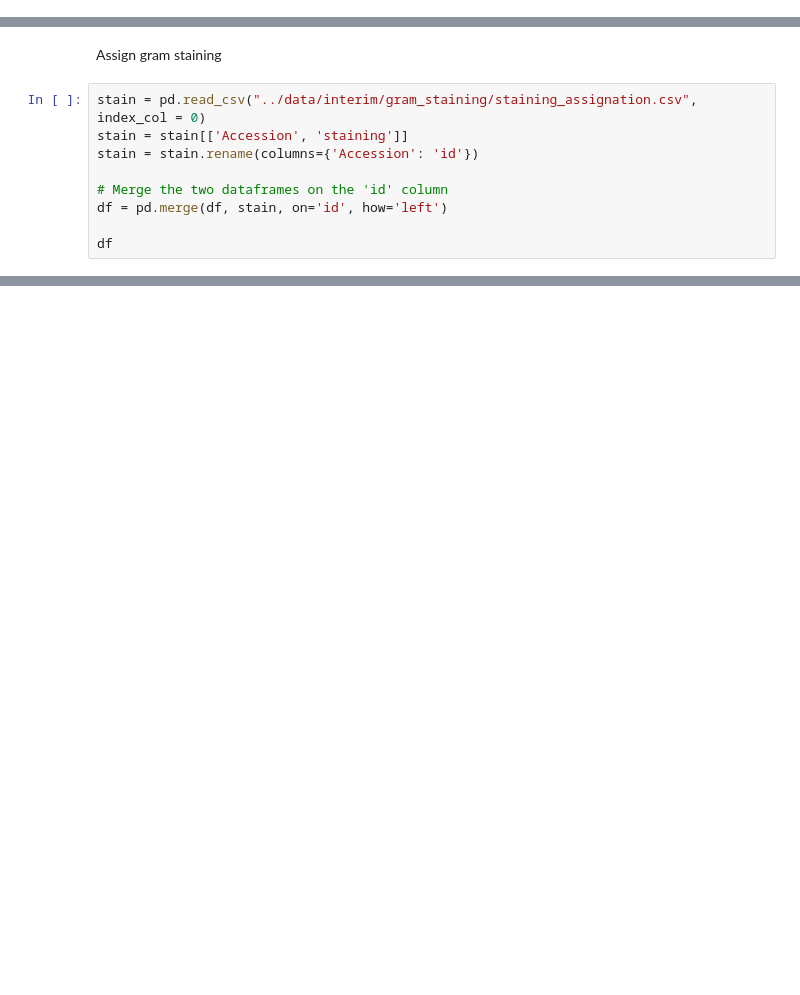
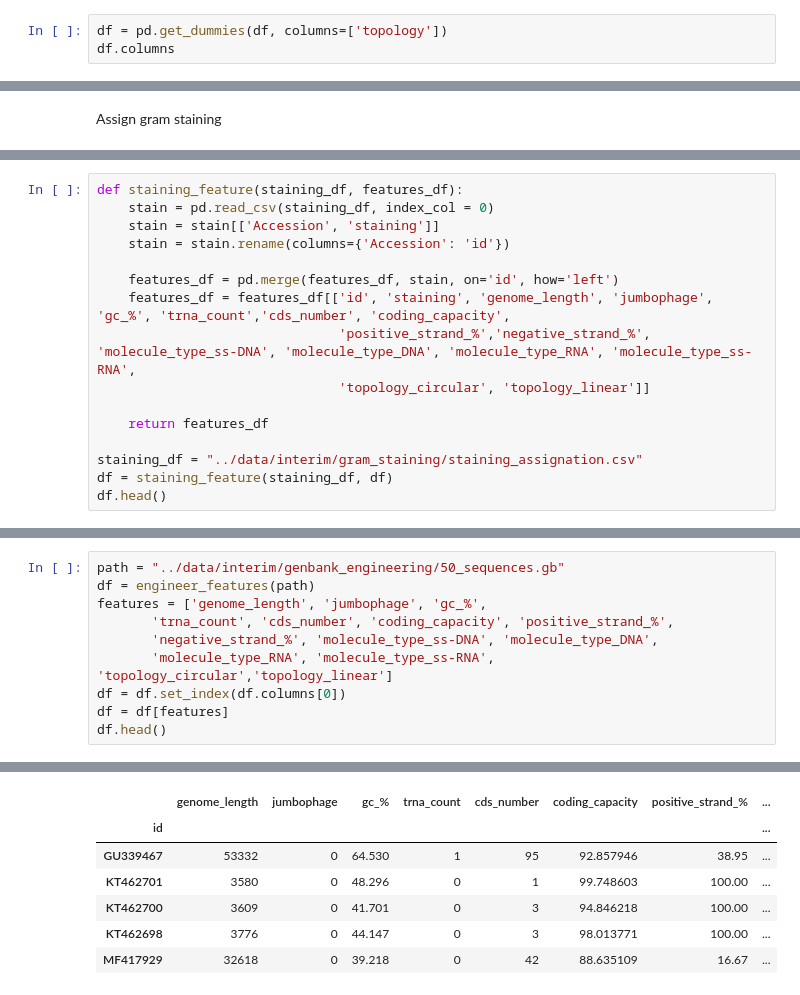
Before and after one commit to Alvaroguleon/Phage-predictor, a Jupyter notebook: notebooks/05_feature_engineering.ipynb, the cells around one changed output, grey strips where cells are left out. Saved outputs shown, nothing was run; the diff lists cells and outputs as text; blank space fills up the shorter version.

```diff
--- a/notebooks/05_feature_engineering.ipynb
+++ b/notebooks/05_feature_engineering.ipynb
@@ -252,0 +289,3 @@ df
+# %%
+df = pd.get_dummies(df, columns=['topology'])
+df.columns
@@ -253,11 +298,2 @@ df
 # %% [markdown]
 Assign gram staining
-# %%
-stain = pd.read_csv("../data/interim/gram_staining/staining_assignation.csv", index_col = 0)
-stain = stain[['Accession', 'staining']]
-stain = stain.rename(columns={'Accession': 'id'})
-
-# Merge the two dataframes on the 'id' column
-df = pd.merge(df, stain, on='id', how='left')
-
-df
@@ -281,0 +300,16 @@ df
+# %%
+def staining_feature(staining_df, features_df):
+    stain = pd.read_csv(staining_df, index_col = 0)
+    stain = stain[['Accession', 'staining']]
+    stain = stain.rename(columns={'Accession': 'id'})
+
+    features_df = pd.merge(features_df, stain, on='id', how='left')
+    features_df = features_df[['id', 'staining', 'genome_length', 'jumbophage', 'gc_%', 'trna_count','cds_number', 'coding_capacity',
+                               'positive_strand_%','negative_strand_%', 'molecule_type_ss-DNA', 'molecule_type_DNA', 'molecule_type_RNA', 'molecule_type_ss-RNA',
+                               'topology_circular', 'topology_linear']]
+
+    return features_df
+
+staining_df = "../data/interim/gram_staining/staining_assignation.csv"
+df = staining_feature(staining_df, df)
+df.head()
@@ -281,0 +469,11 @@ df
+# %%
+path = "../data/interim/genbank_engineering/50_sequences.gb"
+df = engineer_features(path)
+features = ['genome_length', 'jumbophage', 'gc_%',
+       'trna_count', 'cds_number', 'coding_capacity', 'positive_strand_%',
+       'negative_strand_%', 'molecule_type_ss-DNA', 'molecule_type_DNA',
+       'molecule_type_RNA', 'molecule_type_ss-RNA', 'topology_circular','topology_linear']
+df = df.set_index(df.columns[0])
+df = df[features]
+df.head()
+# %% [output]
@@ -281,0 +482,7 @@ df
+|  | genome_length | jumbophage | gc_% | trna_count | cds_number | coding_capacity | positive_strand_% | ... |
+| id |  |  |  |  |  |  |  | ... |
+| GU339467 | 53332 | 0 | 64.530 | 1 | 95 | 92.857946 | 38.95 | ... |
+| KT462701 | 3580 | 0 | 48.296 | 0 | 1 | 99.748603 | 100.00 | ... |
+| KT462700 | 3609 | 0 | 41.701 | 0 | 3 | 94.846218 | 100.00 | ... |
+| KT462698 | 3776 | 0 | 44.147 | 0 | 3 | 98.013771 | 100.00 | ... |
+| MF417929 | 32618 | 0 | 39.218 | 0 | 42 | 88.635109 | 16.67 | ... |
```
Also changed, not shown: parts of 9 cells of this notebook, 14 other files.
